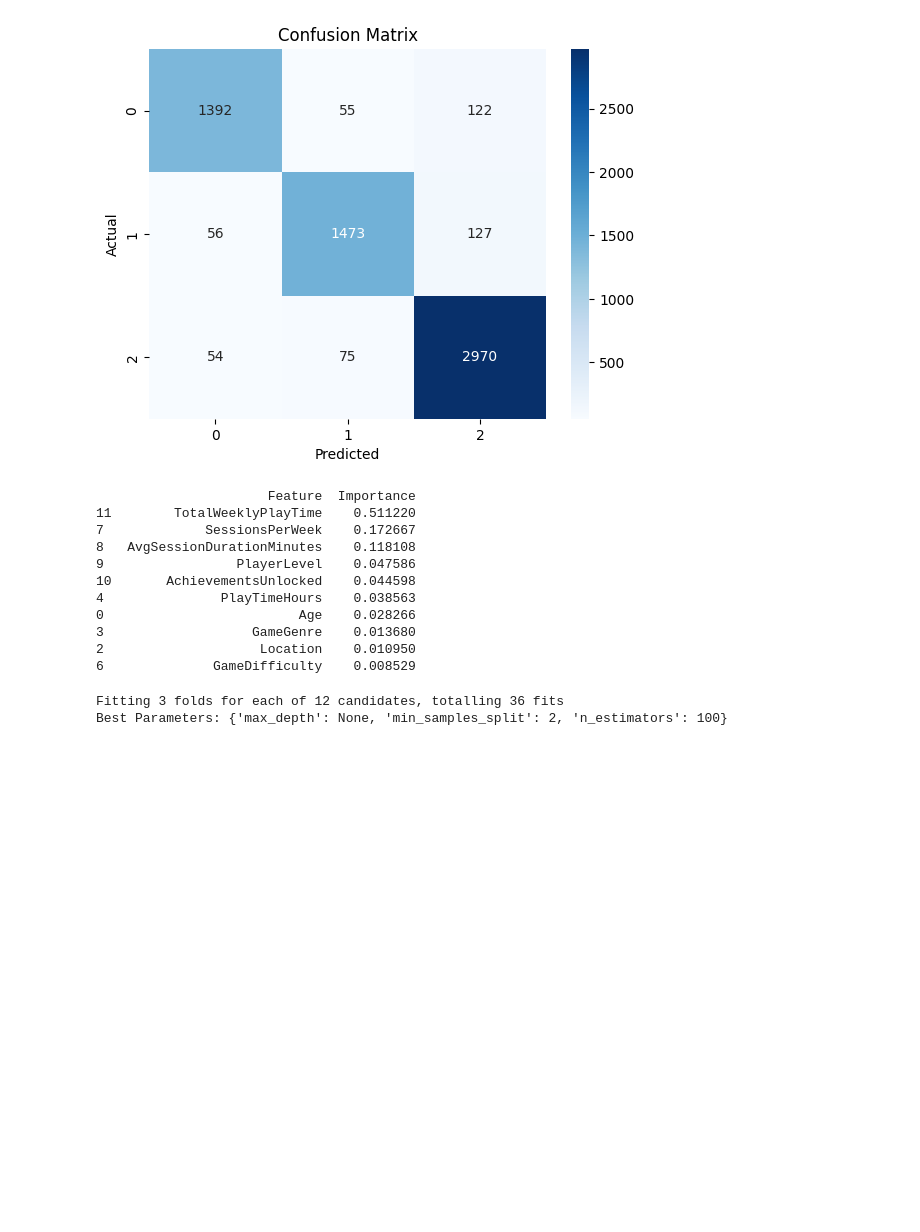
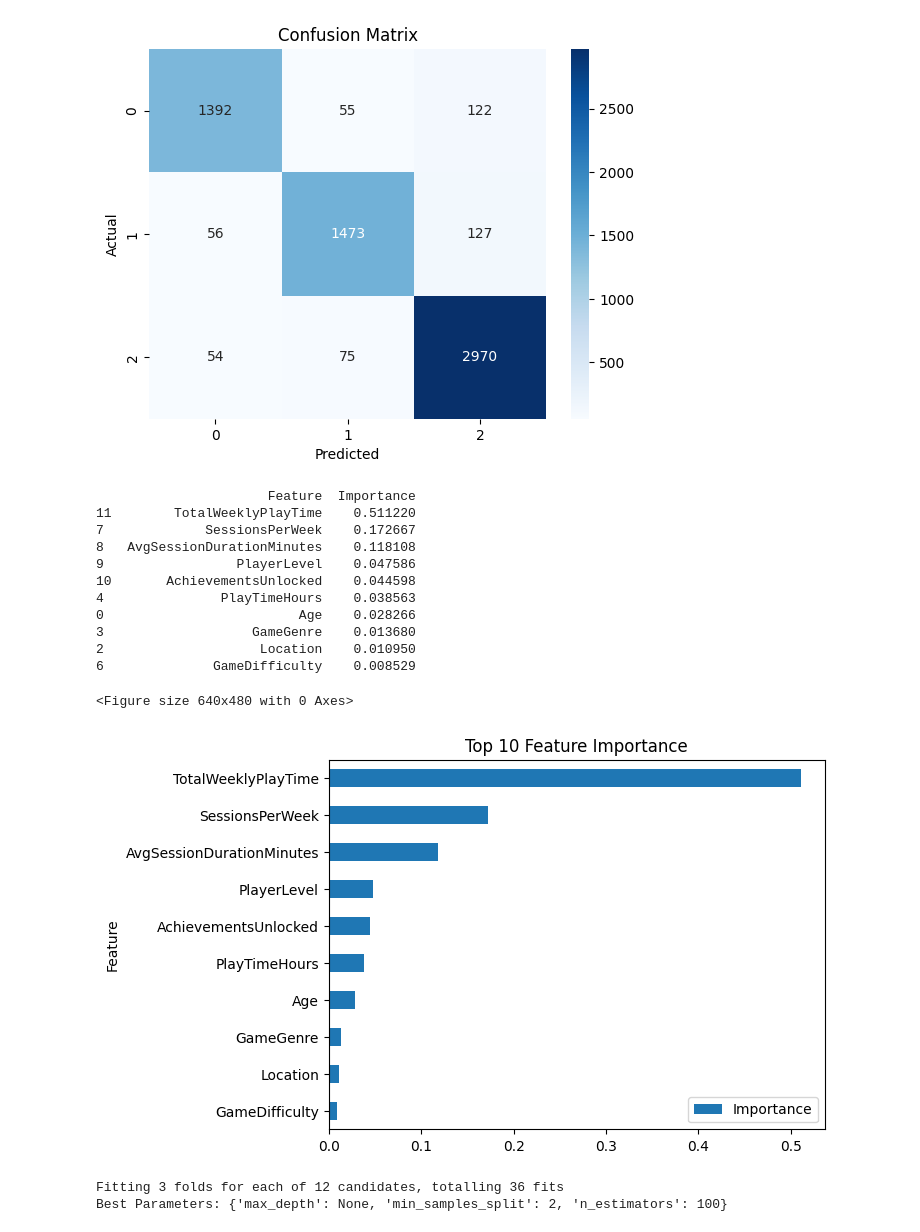
Before and after one commit to 0326ashi/Online-Gaming-Behavior-Prediction, a Jupyter notebook: notebooks/random_forest.ipynb, the cells around one changed output. Cells and saved outputs as stored; diff of their text form; code cells hidden in the pictures; blank space fills up the shorter version.

Commit message:
Added feature importance plot

```diff
--- a/notebooks/random_forest.ipynb
+++ b/notebooks/random_forest.ipynb
@@ -75,27 +75,35 @@ plt.show()
 # %%
 # Step 6: Feature importance
 
 importances = rf_model.feature_importances_
 
 # Get feature names
 feat_df = pd.DataFrame({
     "Feature": X_train.columns,
     "Importance": importances
 }).sort_values(by="Importance", ascending=False)
 
 print(feat_df.head(10))
+
+plt.figure()
+feat_df.head(10).plot(kind='barh', x='Feature', y='Importance')
+plt.title("Top 10 Feature Importance")
+plt.gca().invert_yaxis()
+plt.show()
 # %% [output]
                       Feature  Importance
 11        TotalWeeklyPlayTime    0.511220
 7             SessionsPerWeek    0.172667
 8   AvgSessionDurationMinutes    0.118108
 9                 PlayerLevel    0.047586
 10       AchievementsUnlocked    0.044598
 4               PlayTimeHours    0.038563
 0                         Age    0.028266
 3                   GameGenre    0.013680
 2                    Location    0.010950
 6              GameDifficulty    0.008529
+<Figure size 640x480 with 0 Axes>
+[figure, added]
 # %%
 # Step 7: Hyperparameter tuning
 
```
